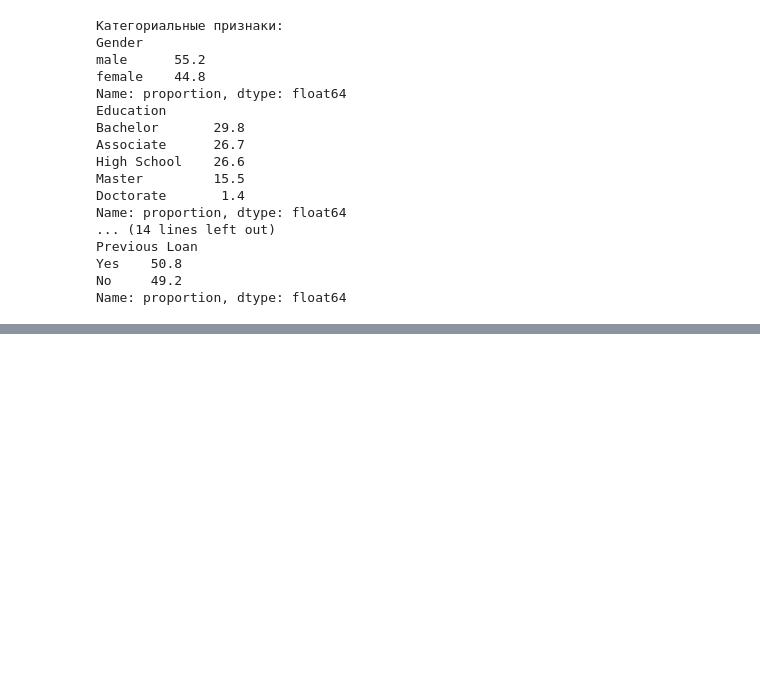
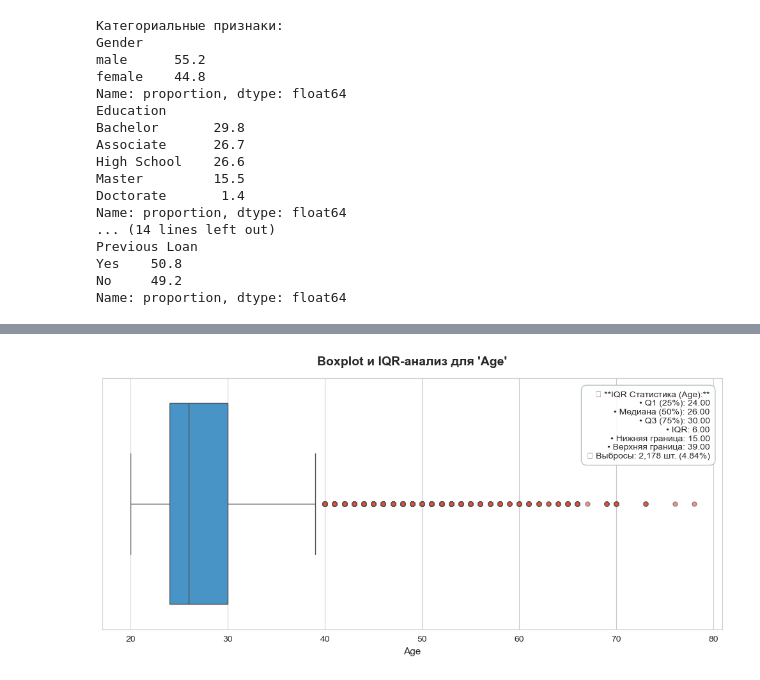
Before and after one commit to sherzod-shodiev/loan-approval-ml-api, a Jupyter notebook: notebooks/eda.ipynb, the cells around one changed output, grey strips where cells are left out. Saved outputs shown, nothing was run; the diff lists cells and outputs as text; code cells hidden in the pictures; blank space fills up the shorter version.

```diff
--- a/notebooks/eda.ipynb
+++ b/notebooks/eda.ipynb
@@ -194,0 +356,4 @@ Credit Score: -0.6102608322577945
+# %%
+plot_iqr_boxplot(clean_df, column='Age')
+# %% [output]
+[figure, added]
```
Also changed, not shown: parts of 81 cells of this notebook, 12 other files.
